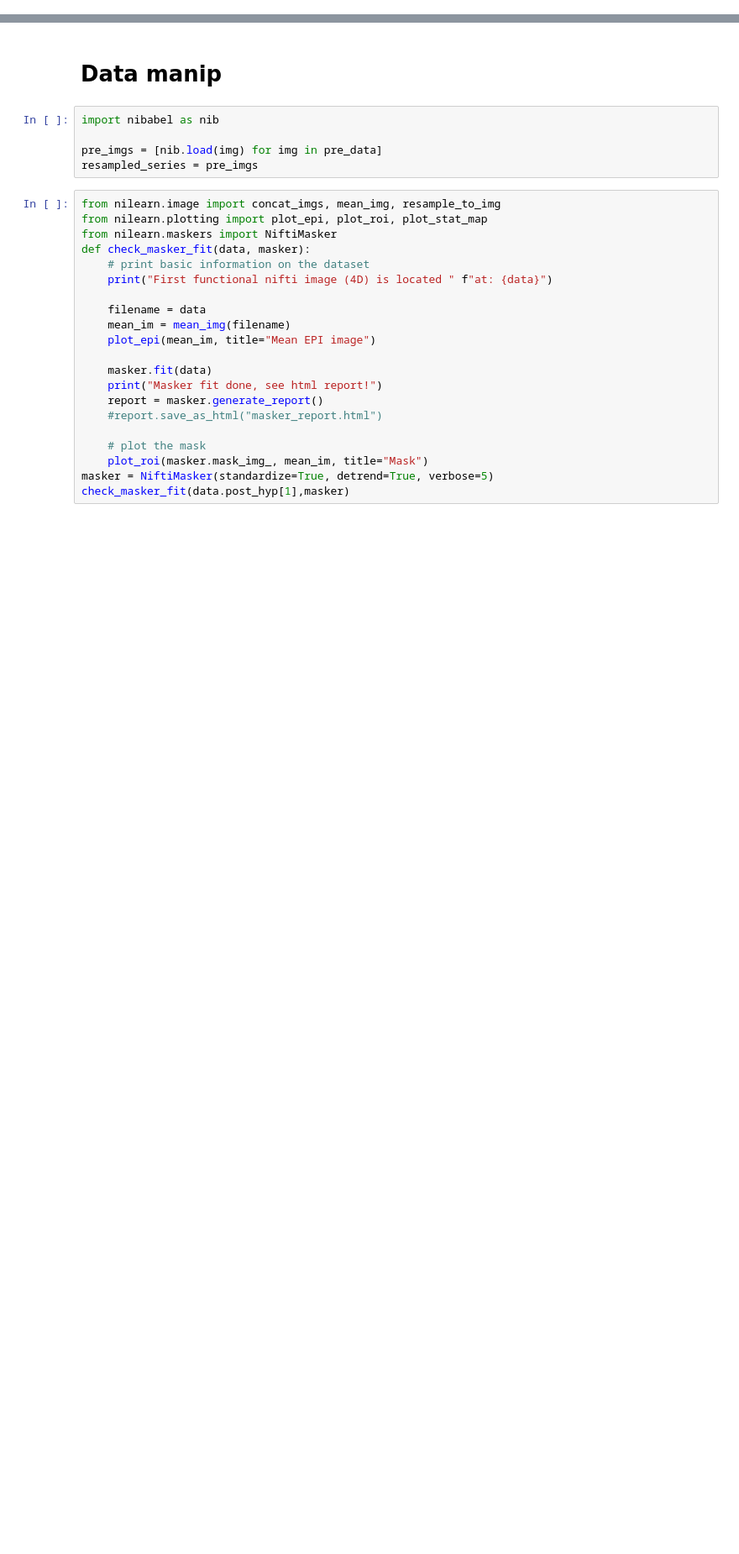
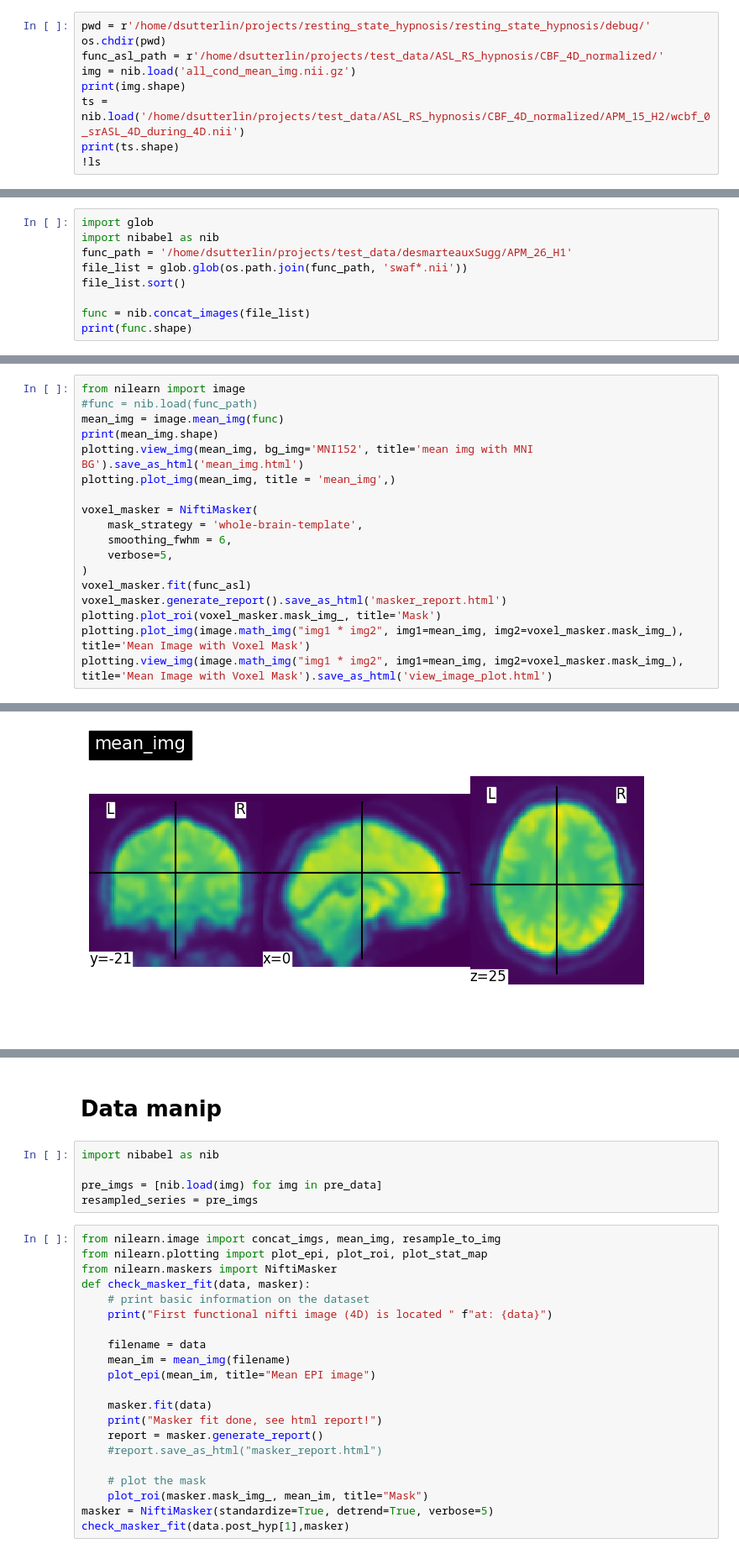
Before and after one commit to dylansutterlin/resting_state_hypnosis, a Jupyter notebook: src/check_nifti.ipynb, the cells around one changed output, grey strips where cells are left out. Shown at 84% size. Drawn from its saved outputs; the diff is of its cells as text; blank space fills up the shorter version.

```diff
--- a/src/check_nifti.ipynb
+++ b/src/check_nifti.ipynb
@@ -32,0 +20,9 @@ plotting.plot_roi(mean_data_mask, bg_img=mean_anat, cmap='Paired')
+# %%
+pwd = r'/home/dsutterlin/projects/resting_state_hypnosis/resting_state_hypnosis/debug/'
+os.chdir(pwd)
+func_asl_path = r'/home/dsutterlin/projects/test_data/ASL_RS_hypnosis/CBF_4D_normalized/'
+img = nib.load('all_cond_mean_img.nii.gz')
+print(img.shape)
+ts = nib.load('/home/dsutterlin/projects/test_data/ASL_RS_hypnosis/CBF_4D_normalized/APM_15_H2/wcbf_0_srASL_4D_during_4D.nii')
+print(ts.shape)
+!ls
@@ -32,0 +44,9 @@ plotting.plot_roi(mean_data_mask, bg_img=mean_anat, cmap='Paired')
+# %%
+import glob
+import nibabel as nib
+func_path = '/home/dsutterlin/projects/test_data/desmarteauxSugg/APM_26_H1'
+file_list = glob.glob(os.path.join(func_path, 'swaf*.nii'))
+file_list.sort()
+
+func = nib.concat_images(file_list)
+print(func.shape)
@@ -32,0 +55,19 @@ plotting.plot_roi(mean_data_mask, bg_img=mean_anat, cmap='Paired')
+# %%
+from nilearn import image
+#func = nib.load(func_path)
+mean_img = image.mean_img(func)
+print(mean_img.shape)
+plotting.view_img(mean_img, bg_img='MNI152', title='mean img with MNI BG').save_as_html('mean_img.html')
+plotting.plot_img(mean_img, title = 'mean_img',)
+
+voxel_masker = NiftiMasker(
+    mask_strategy = 'whole-brain-template',
+    smoothing_fwhm = 6,
+    verbose=5,
+)
+voxel_masker.fit(func_asl)
+voxel_masker.generate_report().save_as_html('masker_report.html')
+plotting.plot_roi(voxel_masker.mask_img_, title='Mask')
+plotting.plot_img(image.math_img("img1 * img2", img1=mean_img, img2=voxel_masker.mask_img_), title='Mean Image with Voxel Mask')
+plotting.view_img(image.math_img("img1 * img2", img1=mean_img, img2=voxel_masker.mask_img_), title='Mean Image with Voxel Mask').save_as_html('view_image_plot.html')
+# %% [output]
@@ -32,0 +76 @@ plotting.plot_roi(mean_data_mask, bg_img=mean_anat, cmap='Paired')
+[figure, added]
```
Also changed, not shown: parts of 32 cells of this notebook, 6 other files.
